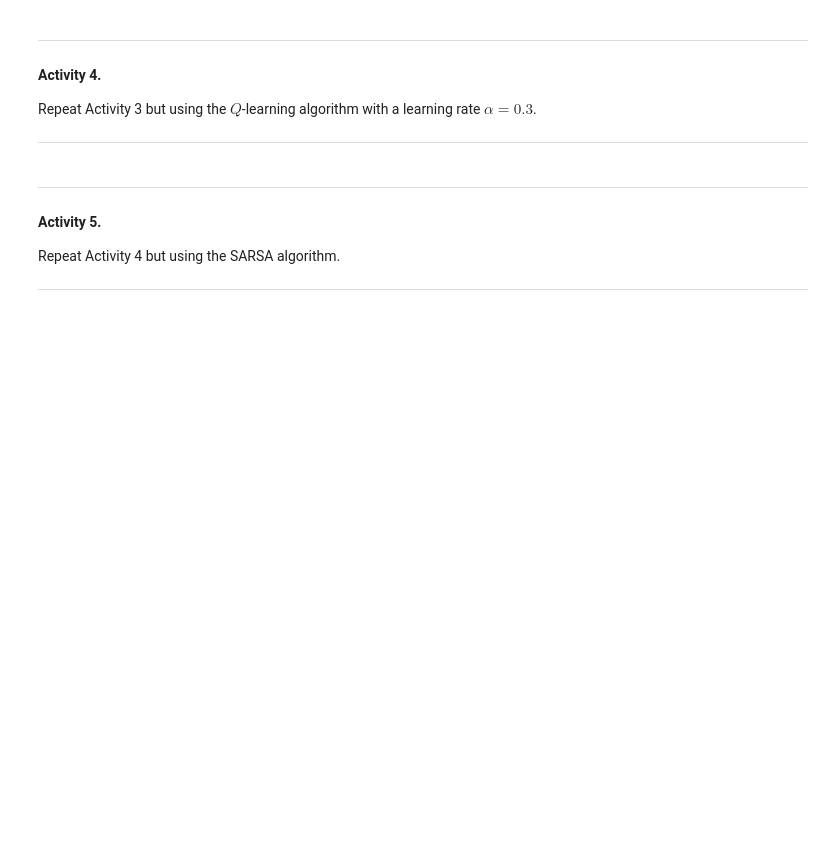
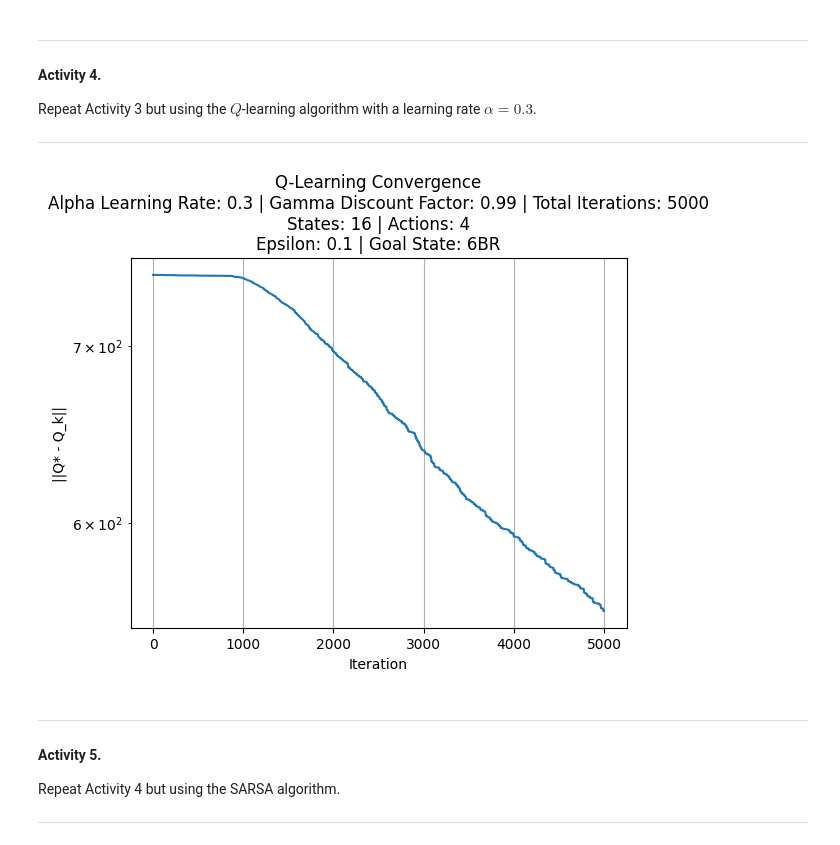
Before and after one commit to yangricardo/INF2070_202502_DEEP_REINFORCEMENT_LEARNING, a Jupyter notebook: labs/2_reinforcement_learning/lab-RL-novo.ipynb, the cells around one changed output. Cells and saved outputs as stored; diff of their text form; code cells hidden in the pictures; blank space fills up the shorter version.

Commit message:
run_q_learning

```diff
--- a/labs/2_reinforcement_learning/lab-RL-novo.ipynb
+++ b/labs/2_reinforcement_learning/lab-RL-novo.ipynb
@@ -462,3 +564,19 @@ Repeat Activity 3 but using the $Q$-learning algorithm with a learning rate $\al
+# %%
+Q_q_learning, Q_q_learning_error_history = run_q_learning(
+  s_states=S.copy(),
+  a_actions=A.copy(),
+  P_true=P.copy(),
+  R_true=Rw.copy(),
+  q_star_optimal=Q_star.copy(),
+  num_iterations=iterations,
+  gamma_discount_factor=gamma,
+  epsilon_choice_random=0.1,
+  alpha_learning_rate=0.3,
+  goal_state='6BR',
+  plot_graph=True
+)
+# %% [output]
+[figure, added]
 # %% [markdown]
 ---
 
```
Also changed, not shown: parts of 2 cells of this notebook.
